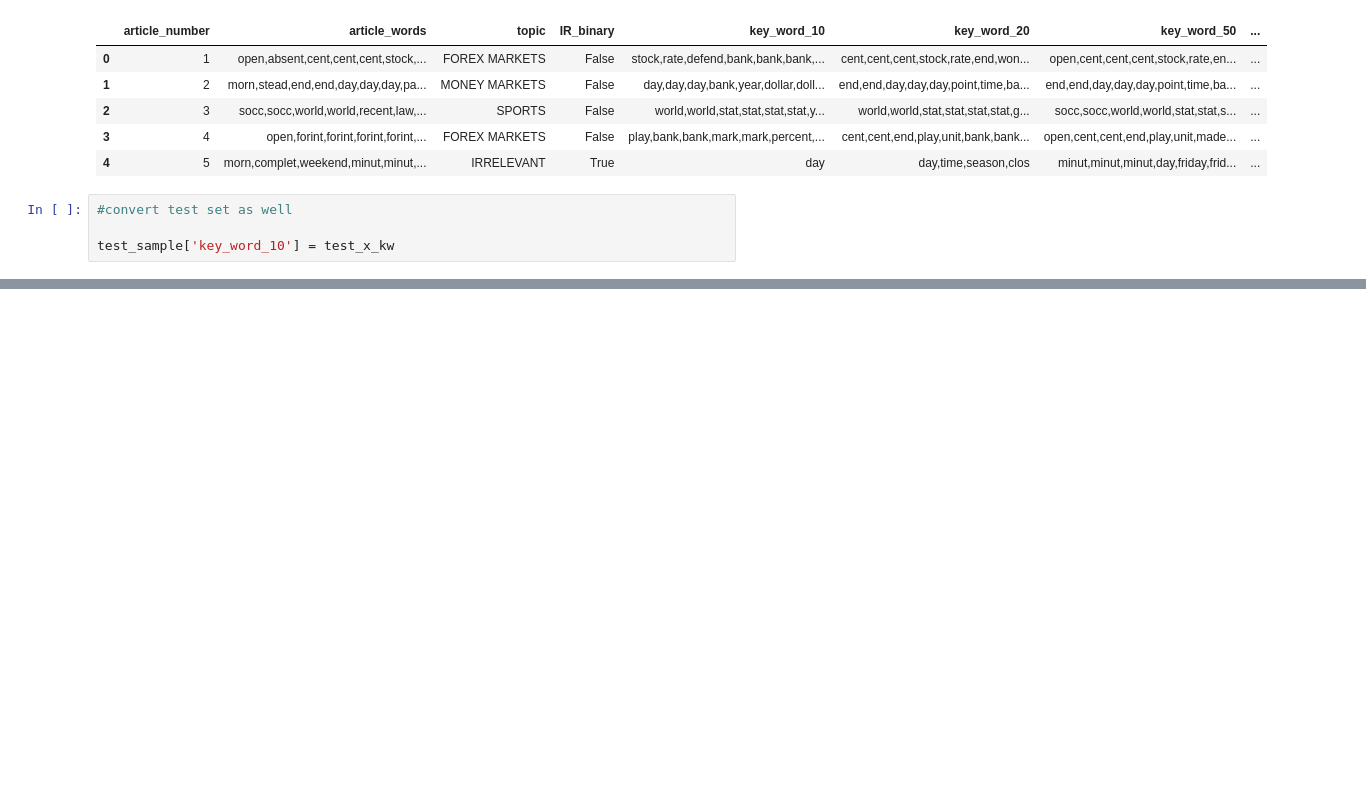
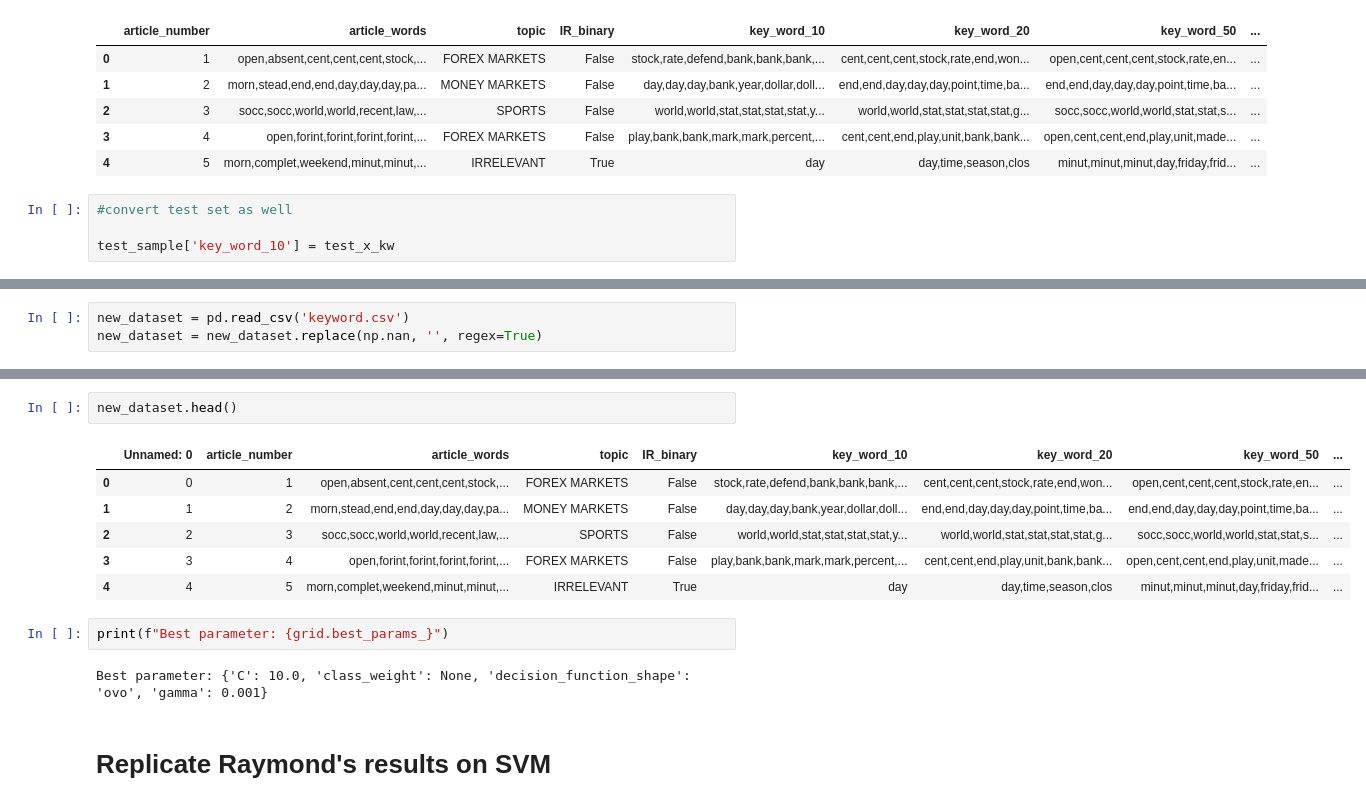
Before and after one commit to HenryLiangzy/COMP9417_Project, a Jupyter notebook: Yangqi_work.ipynb, the cells around one changed output, grey strips where cells are left out. Drawn from its saved outputs; the diff is of its cells as text; blank space fills up the shorter version.

```diff
--- a/Yangqi_work.ipynb
+++ b/Yangqi_work.ipynb
@@ -475,0 +574,3 @@ test_sample.head()
+# %%
+new_dataset = pd.read_csv('keyword.csv')
+new_dataset = new_dataset.replace(np.nan, '', regex=True)
@@ -475,0 +637,15 @@ test_sample.head()
+# %%
+new_dataset.head()
+# %% [output]
+|  | Unnamed: 0 | article_number | article_words | topic | IR_binary | key_word_10 | key_word_20 | key_word_50 | ... |
+| 0 | 0 | 1 | open,absent,cent,cent,cent,stock,... | FOREX MARKETS | False | stock,rate,defend,bank,bank,bank,... | cent,cent,cent,stock,rate,end,won... | open,cent,cent,cent,stock,rate,en... | ... |
+| 1 | 1 | 2 | morn,stead,end,end,day,day,day,pa... | MONEY MARKETS | False | day,day,day,bank,year,dollar,doll... | end,end,day,day,day,point,time,ba... | end,end,day,day,day,point,time,ba... | ... |
+| 2 | 2 | 3 | socc,socc,world,world,recent,law,... | SPORTS | False | world,world,stat,stat,stat,stat,y... | world,world,stat,stat,stat,stat,g... | socc,socc,world,world,stat,stat,s... | ... |
+| 3 | 3 | 4 | open,forint,forint,forint,forint,... | FOREX MARKETS | False | play,bank,bank,mark,mark,percent,... | cent,cent,end,play,unit,bank,bank... | open,cent,cent,end,play,unit,made... | ... |
+| 4 | 4 | 5 | morn,complet,weekend,minut,minut,... | IRRELEVANT | True | day | day,time,season,clos | minut,minut,minut,day,friday,frid... | ... |
+# %%
+print(f"Best parameter: {grid.best_params_}")
+# %% [output]
+Best parameter: {'C': 10.0, 'class_weight': None, 'decision_function_shape': 'ovo', 'gamma': 0.001}
+# %% [markdown]
+# Replicate Raymond's results on SVM
```
Also changed, not shown: parts of 33 cells of this notebook, 5 other files.
